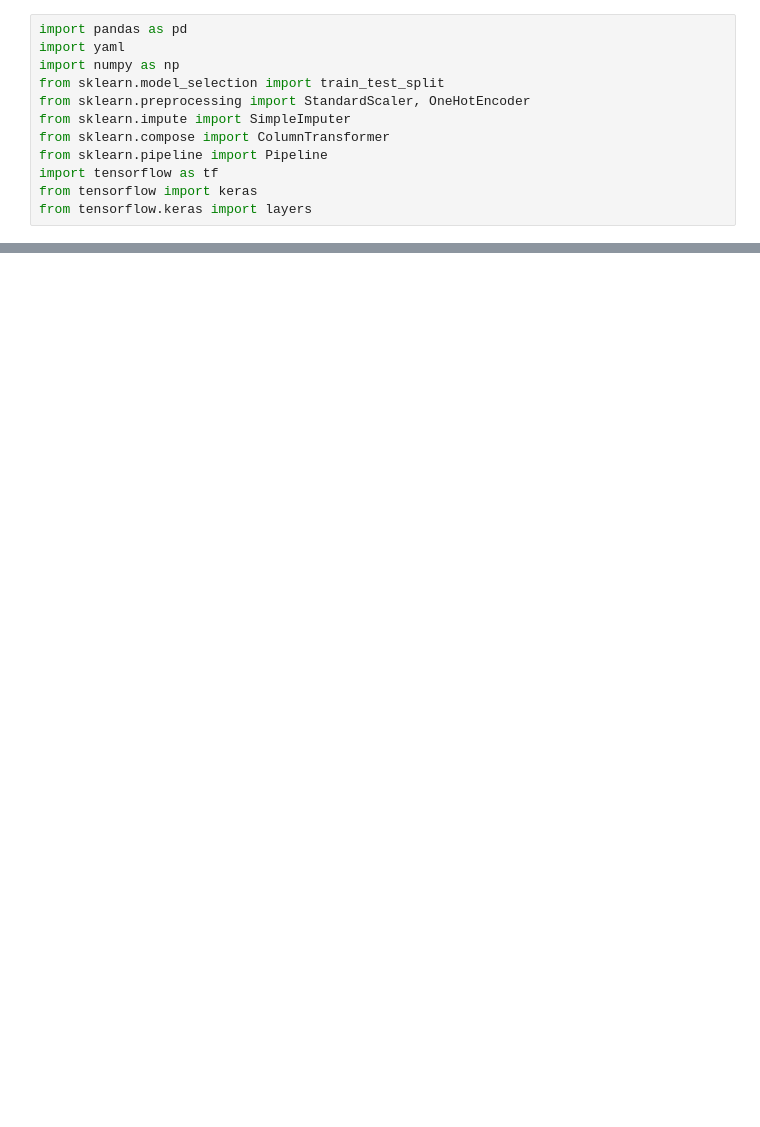
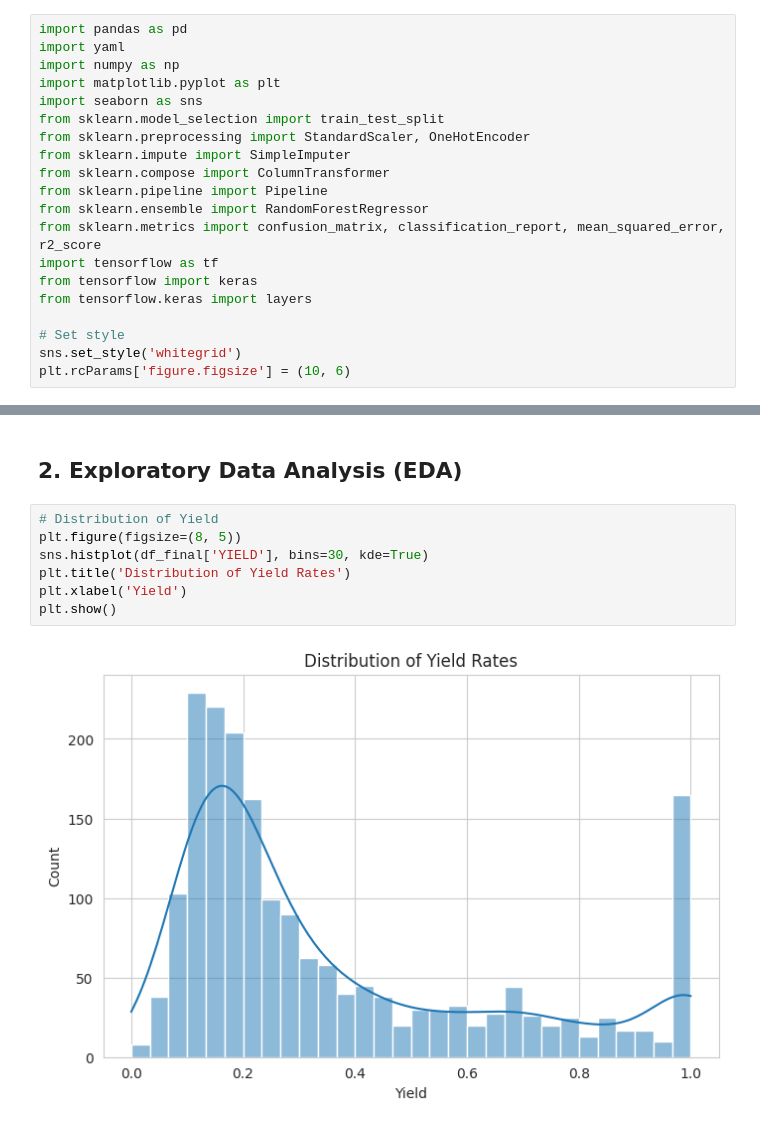
Before and after one commit to ericjenkinson/college-yield-prediction, a Jupyter notebook: notebooks/notebook.ipynb, the cells around one changed output, grey strips where cells are left out. Drawn from its saved outputs; the diff is of its cells as text; blank space fills up the shorter version.

Commit message:
feat: Expand notebook to include exploratory data analysis and deep learning model training for college yield prediction.

```diff
--- a/notebooks/notebook.ipynb
+++ b/notebooks/notebook.ipynb
@@ -2,12 +6,20 @@
 import pandas as pd
 import yaml
 import numpy as np
+import matplotlib.pyplot as plt
+import seaborn as sns
 from sklearn.model_selection import train_test_split
 from sklearn.preprocessing import StandardScaler, OneHotEncoder
 from sklearn.impute import SimpleImputer
 from sklearn.compose import ColumnTransformer
 from sklearn.pipeline import Pipeline
+from sklearn.ensemble import RandomForestRegressor
+from sklearn.metrics import confusion_matrix, classification_report, mean_squared_error, r2_score
 import tensorflow as tf
 from tensorflow import keras
 from tensorflow.keras import layers
+
+# Set style
+sns.set_style('whitegrid')
+plt.rcParams['figure.figsize'] = (10, 6)
 # %% [markdown]
@@ -64,0 +83,11 @@ categorical_features = ['state', 'control']
+# %% [markdown]
+## 2. Exploratory Data Analysis (EDA)
+# %%
+# Distribution of Yield
+plt.figure(figsize=(8, 5))
+sns.histplot(df_final['YIELD'], bins=30, kde=True)
+plt.title('Distribution of Yield Rates')
+plt.xlabel('Yield')
+plt.show()
+# %% [output]
+[figure, added]
```
Also changed, not shown: parts of 22 cells of this notebook.
